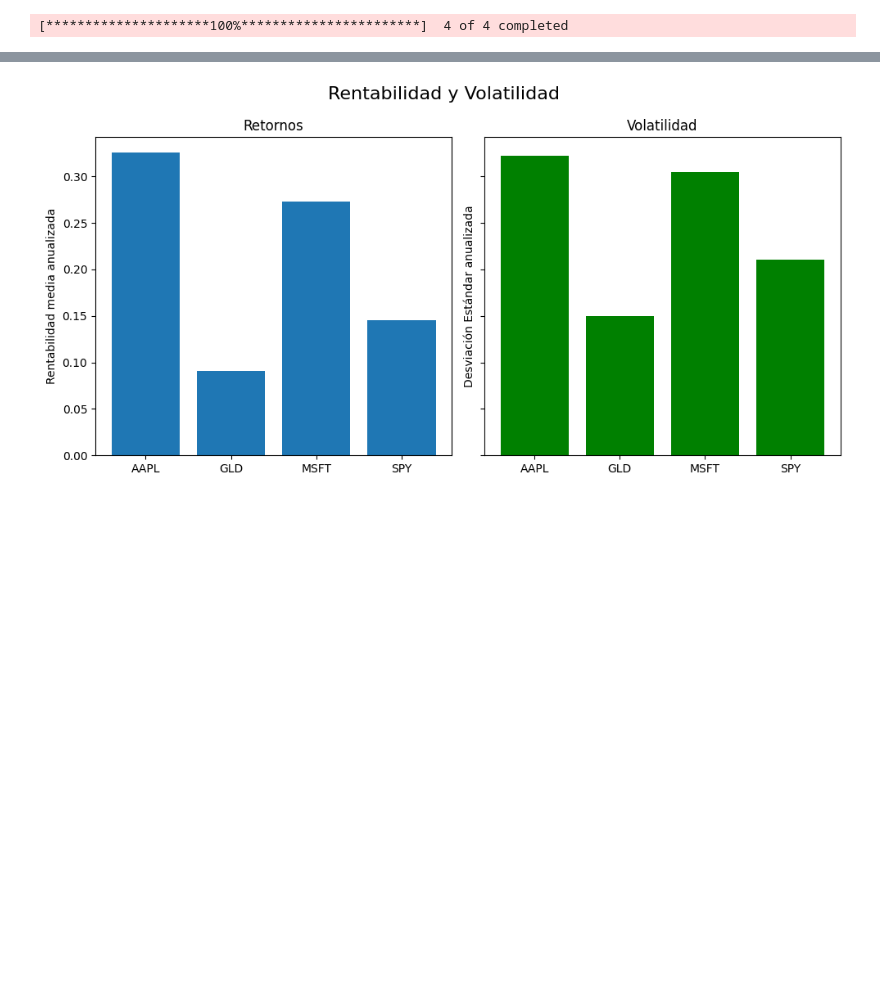
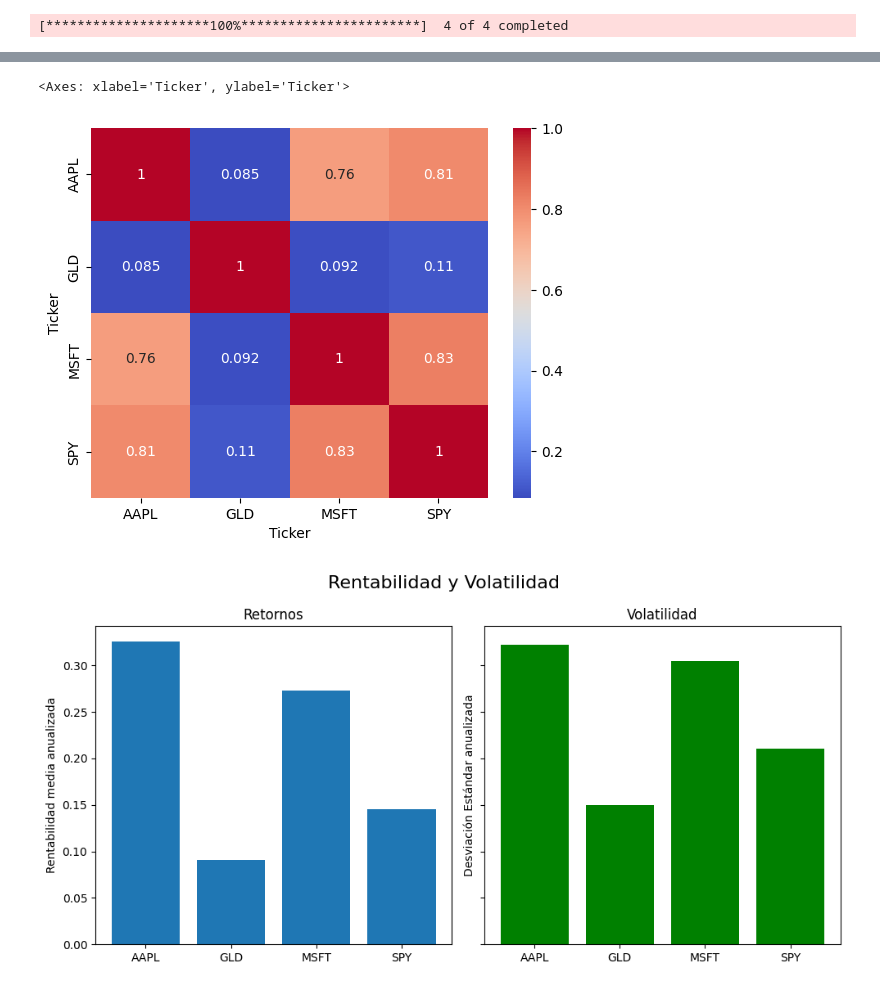
Before and after one commit to alfonso-santos/finanzas-tecnologia-practicas, a Jupyter notebook: src_soluciones/02_01_Calculos_iniciales_de_carteras_soluciones.ipynb, the cells around one changed output, grey strips where cells are left out. Cells and saved outputs as stored; diff of their text form; code cells hidden in the pictures; blank space fills up the shorter version.

```diff
--- a/src_soluciones/02_01_Calculos_iniciales_de_carteras_soluciones.ipynb
+++ b/src_soluciones/02_01_Calculos_iniciales_de_carteras_soluciones.ipynb
@@ -253,3 +256,8 @@ rentabilidad.head(5)
+# %%
+sns.heatmap(rentabilidad.corr(), annot=True, cmap="coolwarm")
+# %% [output]
+<Axes: xlabel='Ticker', ylabel='Ticker'>
+[figure, added]
 # %%
 import matplotlib.pyplot as plt
 
```
Also changed, not shown: parts of 46 cells of this notebook, 6 other files.
